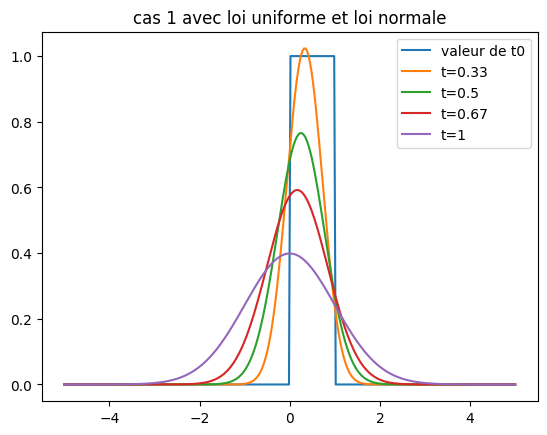
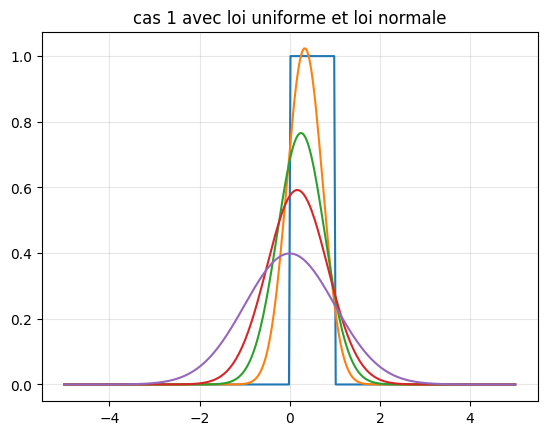
Code edit (unified diff) that turned the first committed figure into the second:
--- before
+++ after
@@ -8,5 +8,5 @@
         res = (1/t) * integrale
         plt.plot(Lx, res, label="t=" + str(round(t, 2)))
-    plt.legend()
+    plt.grid(True, alpha=0.3)
     plt.title(name)
     plt.show()

Commit: code polishing